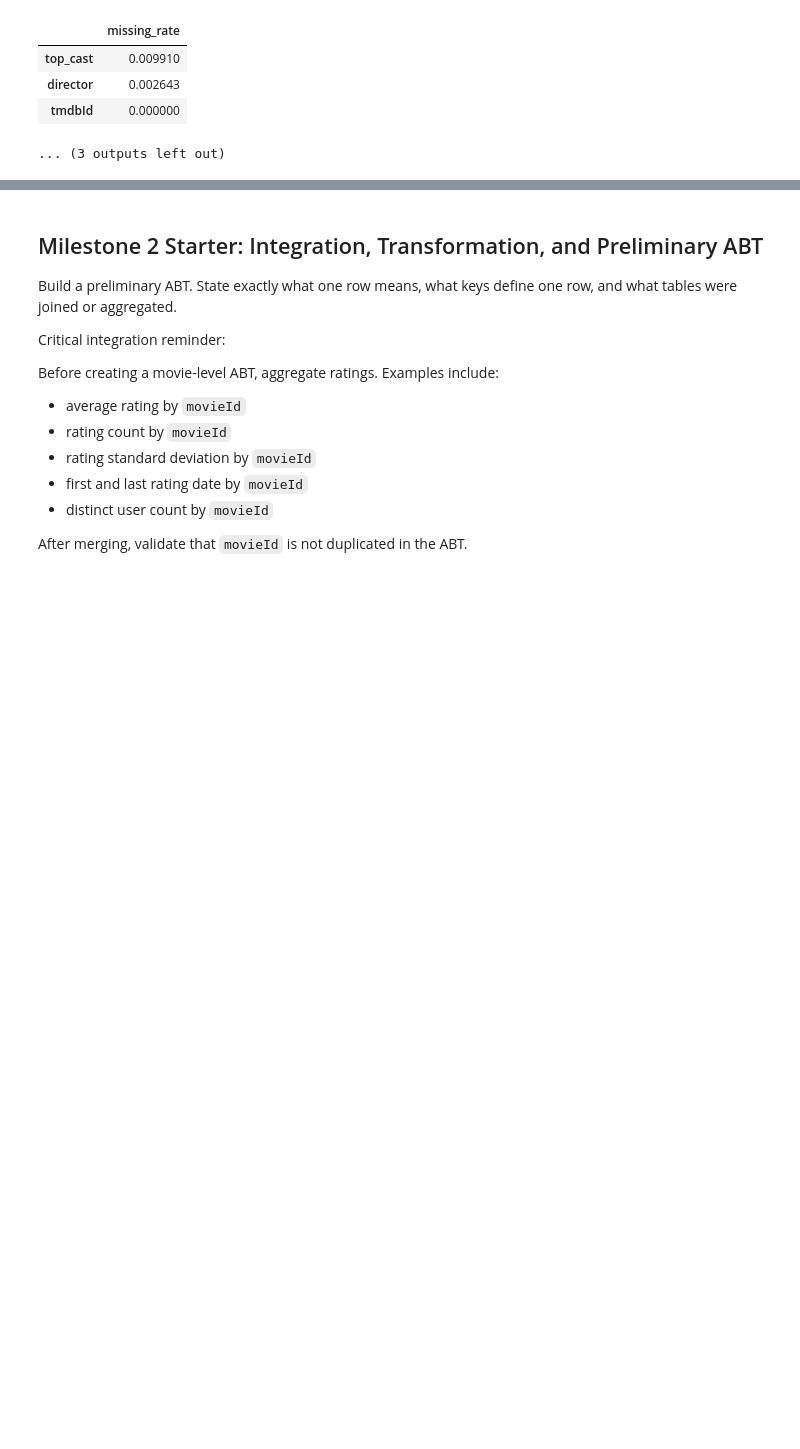
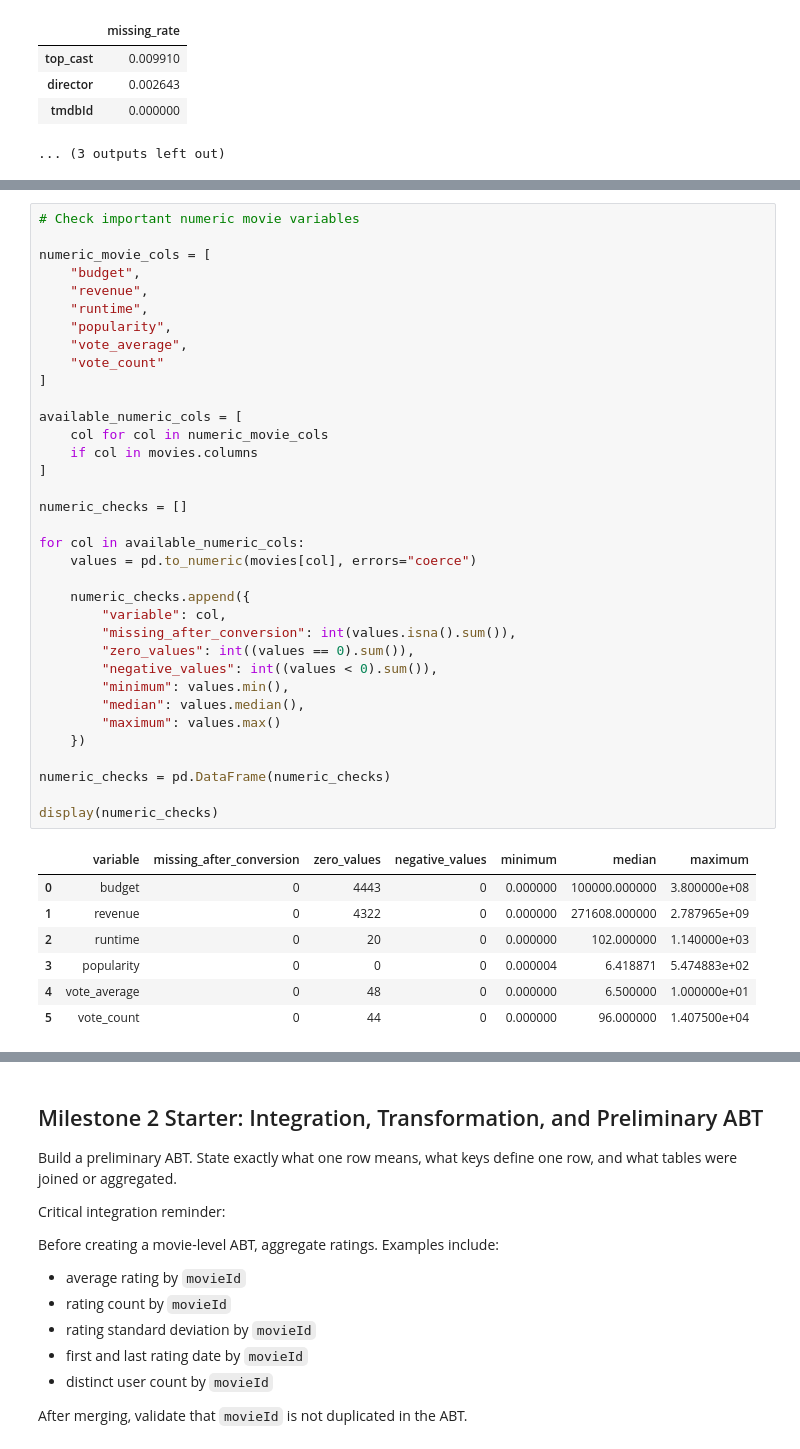
Before and after one commit to YaraAltarawneh/ban6003-Project-YaraAltarawneh, a Jupyter notebook: notebooks/movies_project_starter.ipynb, the cells around one changed output, grey strips where cells are left out. Saved outputs shown, nothing was run; the diff lists cells and outputs as text; blank space fills up the shorter version.

```diff
--- a/notebooks/movies_project_starter.ipynb
+++ b/notebooks/movies_project_starter.ipynb
@@ -349,0 +594,43 @@ credits
+# %%
+# Check important numeric movie variables
+
+numeric_movie_cols = [
+    "budget",
+    "revenue",
+    "runtime",
+    "popularity",
+    "vote_average",
+    "vote_count"
+]
+
+available_numeric_cols = [
+    col for col in numeric_movie_cols
+    if col in movies.columns
+]
+
+numeric_checks = []
+
+for col in available_numeric_cols:
+    values = pd.to_numeric(movies[col], errors="coerce")
+
+    numeric_checks.append({
+        "variable": col,
+        "missing_after_conversion": int(values.isna().sum()),
+        "zero_values": int((values == 0).sum()),
+        "negative_values": int((values < 0).sum()),
+        "minimum": values.min(),
+        "median": values.median(),
+        "maximum": values.max()
+    })
+
+numeric_checks = pd.DataFrame(numeric_checks)
+
+display(numeric_checks)
+# %% [output]
+|  | variable | missing_after_conversion | zero_values | negative_values | minimum | median | maximum |
+| 0 | budget | 0 | 4443 | 0 | 0.000000 | 100000.000000 | 3.800000e+08 |
+| 1 | revenue | 0 | 4322 | 0 | 0.000000 | 271608.000000 | 2.787965e+09 |
+| 2 | runtime | 0 | 20 | 0 | 0.000000 | 102.000000 | 1.140000e+03 |
+| 3 | popularity | 0 | 0 | 0 | 0.000004 | 6.418871 | 5.474883e+02 |
+| 4 | vote_average | 0 | 48 | 0 | 0.000000 | 6.500000 | 1.000000e+01 |
+| 5 | vote_count | 0 | 44 | 0 | 0.000000 | 96.000000 | 1.407500e+04 |
```
Also changed, not shown: parts of 33 cells of this notebook.
